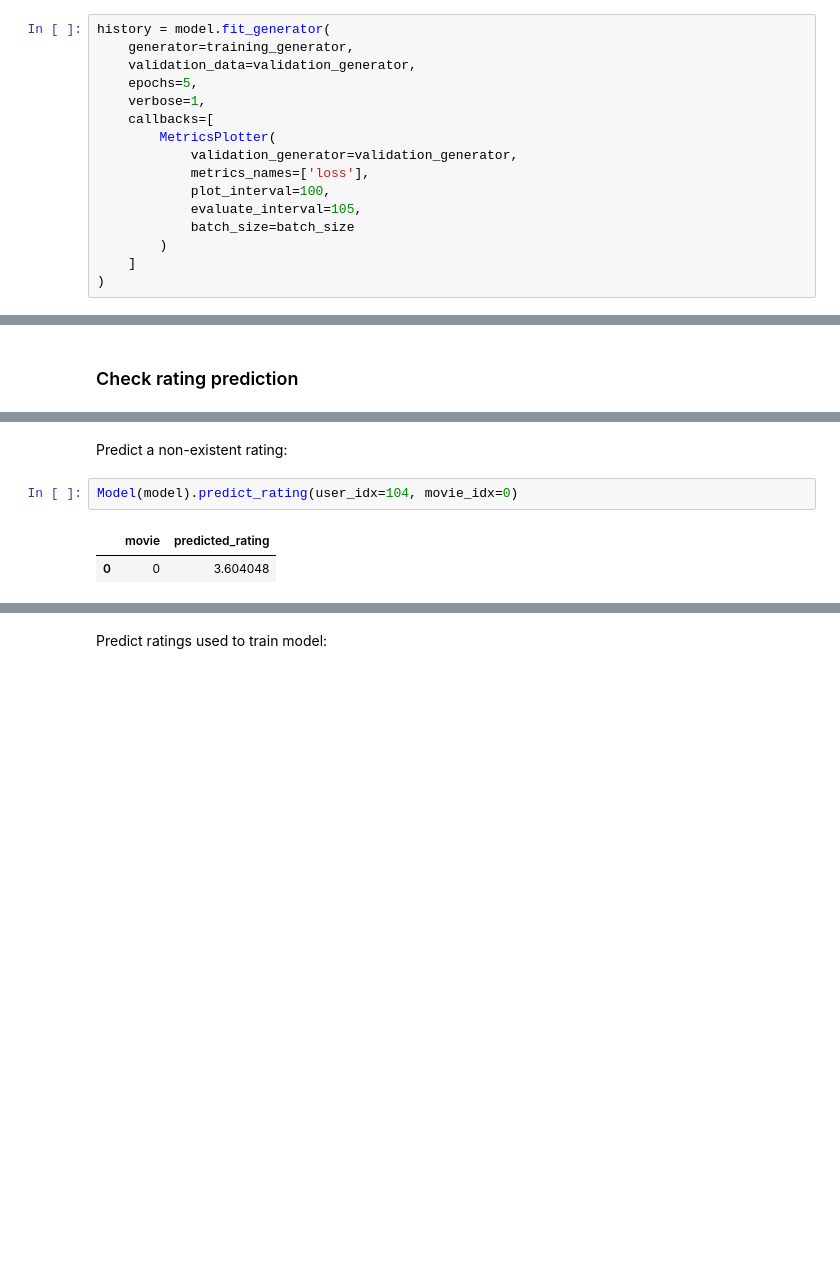
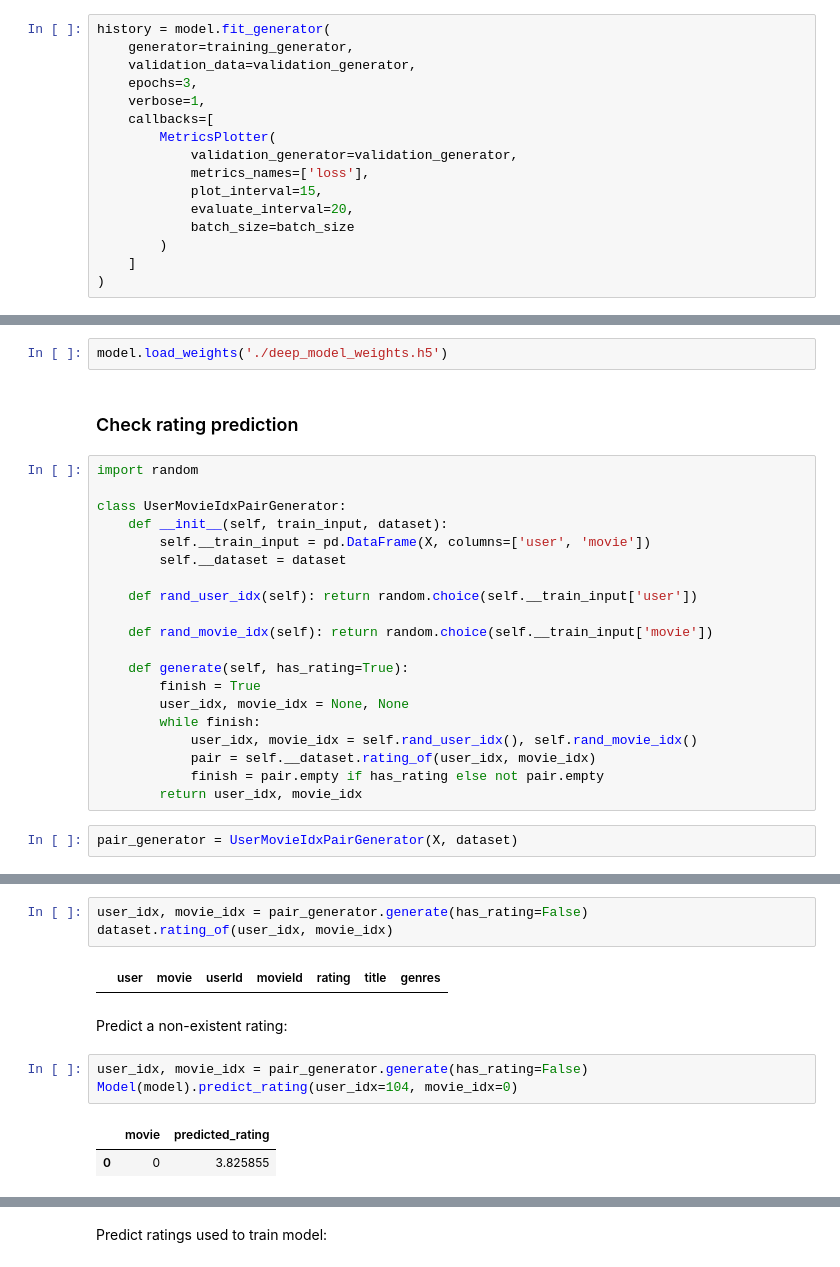
Before and after one commit to adrianmarino/recomendation-system-aproches, a Jupyter notebook: deep-model-train-and-validate.ipynb, the cells around one changed output, grey strips where cells are left out. Drawn from its saved outputs; the diff is of its cells as text; blank space fills up the shorter version.

Commit message:
feat: improve deep model model results

```diff
--- a/deep-model-train-and-validate.ipynb
+++ b/deep-model-train-and-validate.ipynb
@@ -263,14 +277,14 @@ ________________________________________________________________________________
 history = model.fit_generator(
     generator=training_generator,
     validation_data=validation_generator,
-    epochs=5,
+    epochs=3,
     verbose=1,
     callbacks=[
         MetricsPlotter(
             validation_generator=validation_generator,
             metrics_names=['loss'],
-            plot_interval=100,
-            evaluate_interval=105,
+            plot_interval=15,
+            evaluate_interval=20,
             batch_size=batch_size
         )
     ]
@@ -295,2 +302,26 @@ model3.save_weights('./deep_model_weights.h5')
+# %%
+model.load_weights('./deep_model_weights.h5')
 # %% [markdown]
 ### Check rating prediction
+# %%
+import random
+
+class UserMovieIdxPairGenerator:
+    def __init__(self, train_input, dataset):
+        self.__train_input = pd.DataFrame(X, columns=['user', 'movie'])
+        self.__dataset = dataset
+
+    def rand_user_idx(self): return random.choice(self.__train_input['user'])
+
+    def rand_movie_idx(self): return random.choice(self.__train_input['movie'])
+
+    def generate(self, has_rating=True):
+        finish = True
+        user_idx, movie_idx = None, None
+        while finish:
+            user_idx, movie_idx = self.rand_user_idx(), self.rand_movie_idx()
+            pair = self.__dataset.rating_of(user_idx, movie_idx)
+            finish = pair.empty if has_rating else not pair.empty
+        return user_idx, movie_idx
+# %%
+pair_generator = UserMovieIdxPairGenerator(X, dataset)
@@ -297,8 +334,14 @@ model3.save_weights('./deep_model_weights.h5')
+# %%
+user_idx, movie_idx = pair_generator.generate(has_rating=False)
+dataset.rating_of(user_idx, movie_idx)
+# %% [output]
+|  | user | movie | userId | movieId | rating | title | genres |
 # %% [markdown]
 Predict a non-existent rating:
 # %%
+user_idx, movie_idx = pair_generator.generate(has_rating=False)
 Model(model).predict_rating(user_idx=104, movie_idx=0)
 # %% [output]
 |  | movie | predicted_rating |
-| 0 | 0 | 3.604048 |
+| 0 | 0 | 3.825855 |
 # %%
```
Also changed, not shown: parts of 46 cells of this notebook, 5 other files.
